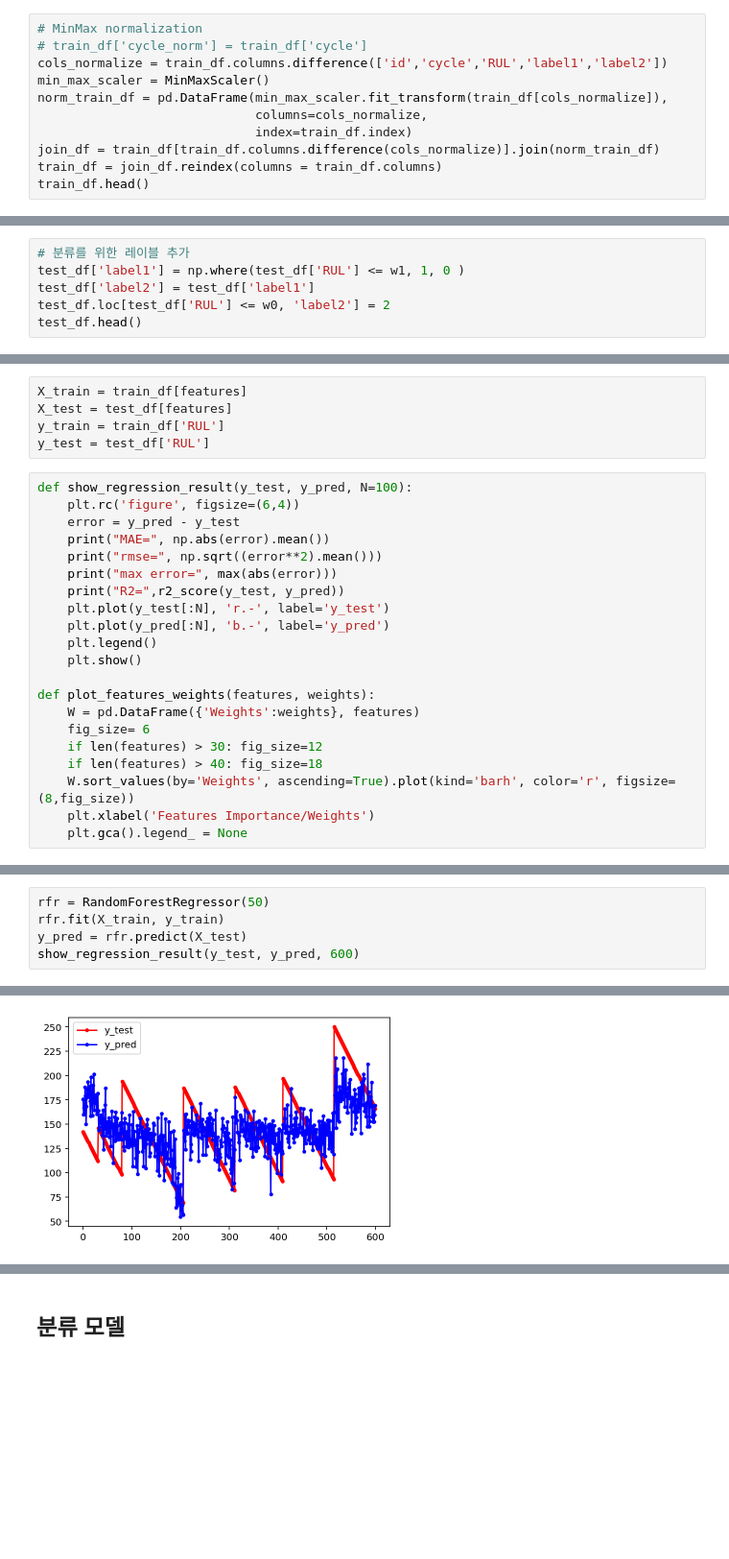
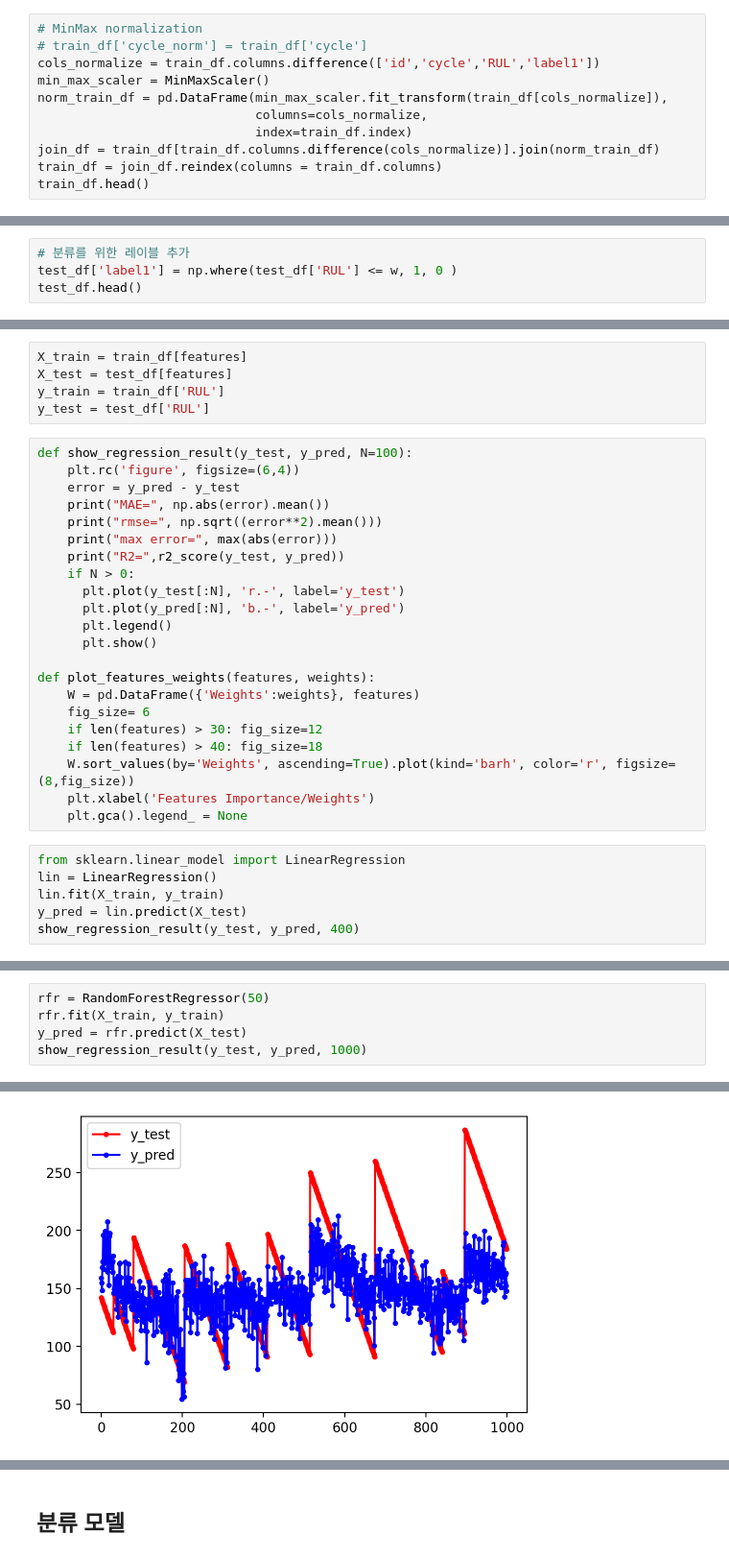
Before and after one commit to StillWork/ls0717, a Jupyter notebook: e_86_PM_RF_LSTM.ipynb, the cells around one changed output, grey strips where cells are left out. Shown at 96% size. Saved outputs shown, nothing was run; the diff lists cells and outputs as text; blank space fills up the shorter version.

```diff
--- a/e_86_PM_RF_LSTM.ipynb
+++ b/e_86_PM_RF_LSTM.ipynb
@@ -150,7 +135,7 @@ train_df.head()
 # %%
 # MinMax normalization
 # train_df['cycle_norm'] = train_df['cycle']
-cols_normalize = train_df.columns.difference(['id','cycle','RUL','label1','label2'])
+cols_normalize = train_df.columns.difference(['id','cycle','RUL','label1'])
 min_max_scaler = MinMaxScaler()
 norm_train_df = pd.DataFrame(min_max_scaler.fit_transform(train_df[cols_normalize]),
                              columns=cols_normalize,
@@ -219,8 +199,6 @@ test_df.shape
 # %%
 # 분류를 위한 레이블 추가
-test_df['label1'] = np.where(test_df['RUL'] <= w1, 1, 0 )
-test_df['label2'] = test_df['label1']
-test_df.loc[test_df['RUL'] <= w0, 'label2'] = 2
+test_df['label1'] = np.where(test_df['RUL'] <= w, 1, 0 )
 test_df.head()
 # %% [output]
 |  | id | cycle | setting1 | setting2 | setting3 | s1 | s2 | s3 | s4 | s5 | ... | ... |
@@ -286,10 +292,11 @@ def show_regression_result(y_test, y_pred, N=100):
     print("rmse=", np.sqrt((error**2).mean()))
     print("max error=", max(abs(error)))
     print("R2=",r2_score(y_test, y_pred))
-    plt.plot(y_test[:N], 'r.-', label='y_test')
-    plt.plot(y_pred[:N], 'b.-', label='y_pred')
-    plt.legend()
-    plt.show()
+    if N > 0:
+      plt.plot(y_test[:N], 'r.-', label='y_test')
+      plt.plot(y_pred[:N], 'b.-', label='y_pred')
+      plt.legend()
+      plt.show()
 
 def plot_features_weights(features, weights):
     W = pd.DataFrame({'Weights':weights}, features)
@@ -299,3 +306,9 @@ def plot_features_weights(features, weights):
     W.sort_values(by='Weights', ascending=True).plot(kind='barh', color='r', figsize=(8,fig_size))
     plt.xlabel('Features Importance/Weights')
     plt.gca().legend_ = None
+# %%
+from sklearn.linear_model import LinearRegression
+lin = LinearRegression()
+lin.fit(X_train, y_train)
+y_pred = lin.predict(X_test)
+show_regression_result(y_test, y_pred, 400)
@@ -303,5 +322,5 @@ def plot_features_weights(features, weights):
 rfr = RandomForestRegressor(50)
 rfr.fit(X_train, y_train)
 y_pred = rfr.predict(X_test)
-show_regression_result(y_test, y_pred, 600)
+show_regression_result(y_test, y_pred, 1000)
 # %% [output]
@@ -312,2 +331,2 @@ R2= 0.3737809264815789
-[figure, old version]
+[figure, new version]
 # %%
```
Also changed, not shown: parts of 72 cells of this notebook.
